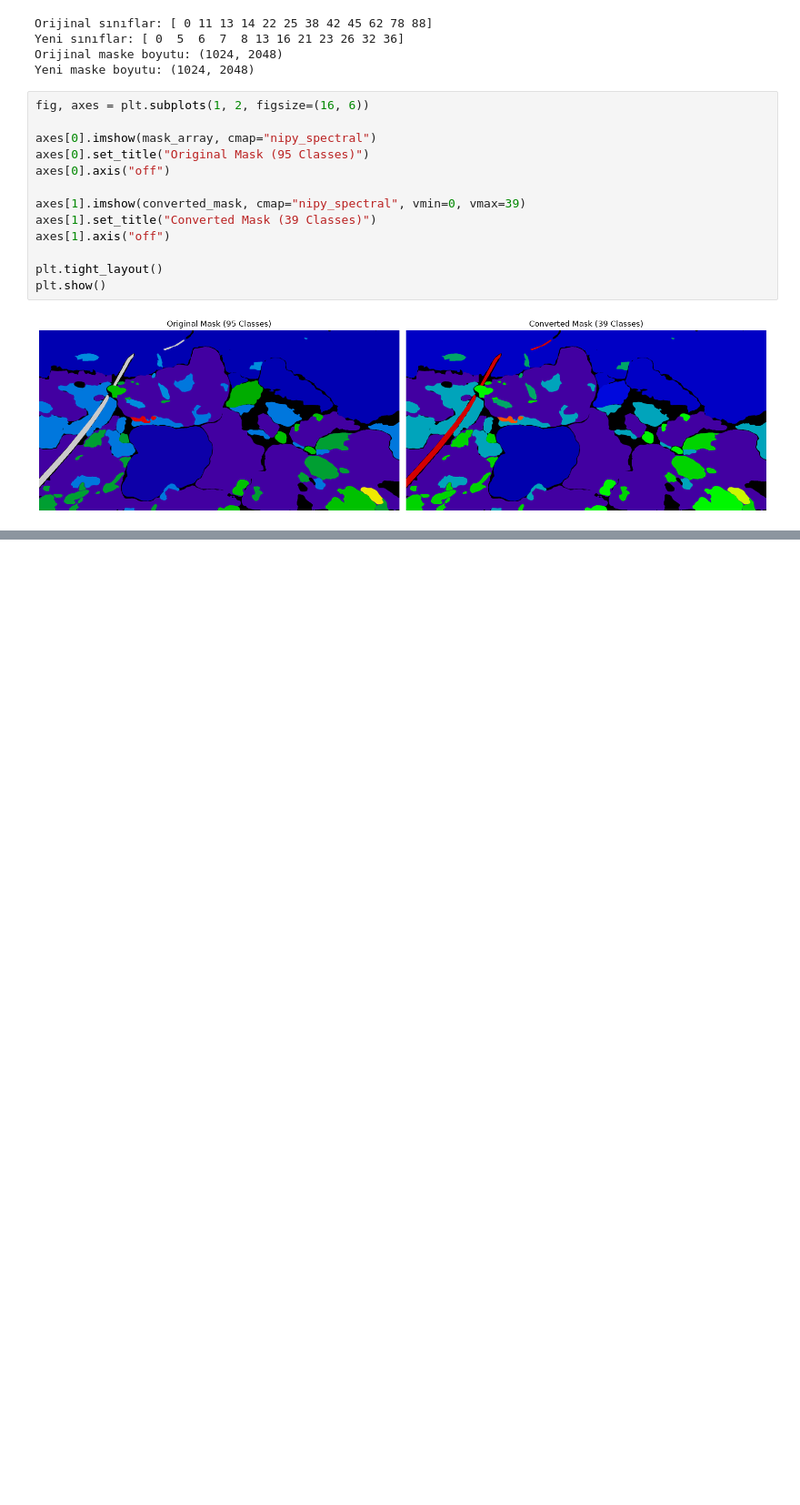
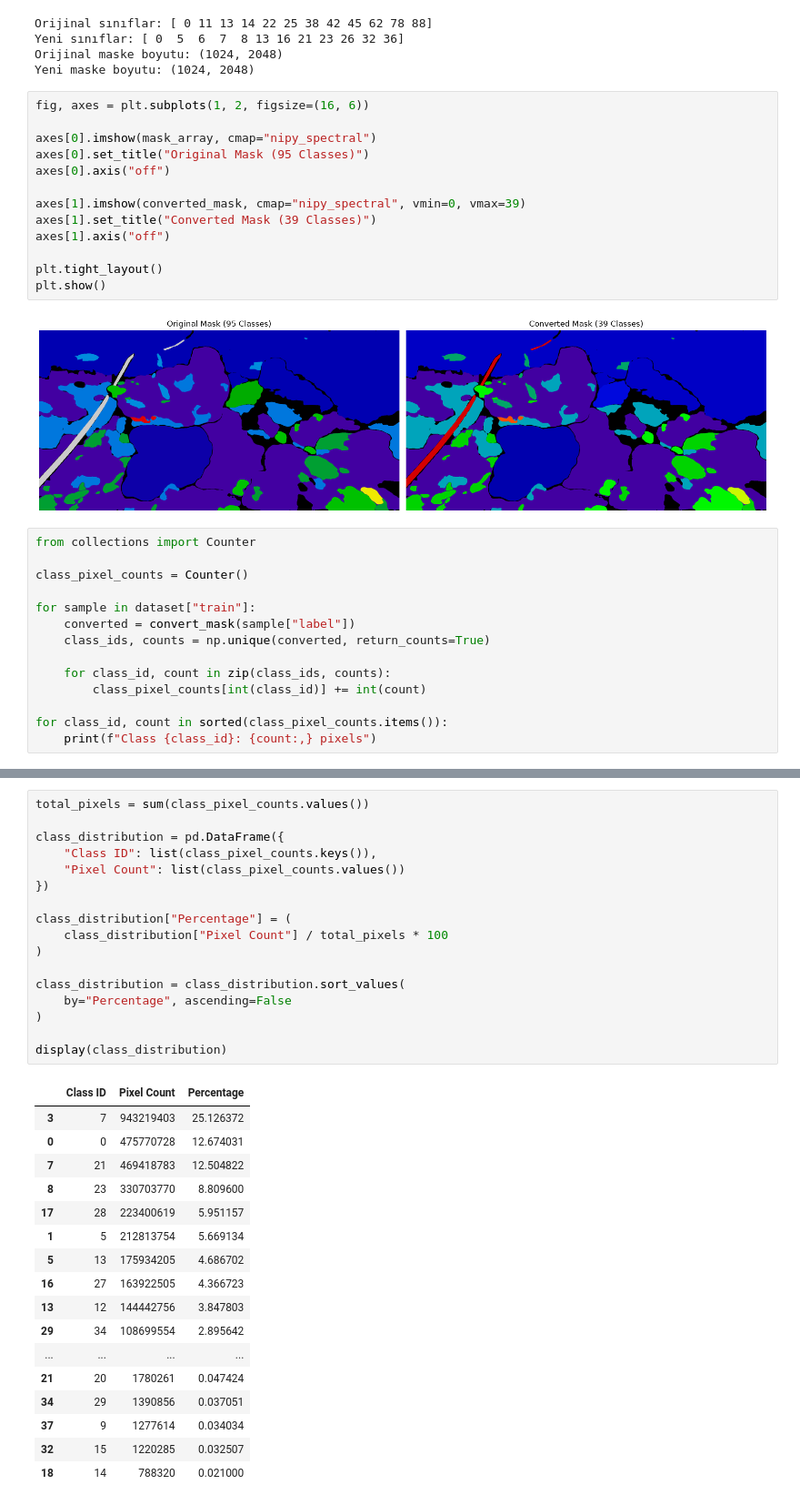
Before and after one commit to Huseyinyagmur/reefseg, a Jupyter notebook: notebooks/01_dataset_inspection.ipynb, the cells around one changed output, grey strips where cells are left out. Shown at 91% size. Cells and saved outputs as stored; diff of their text form; blank space fills up the shorter version.

```diff
--- a/notebooks/01_dataset_inspection.ipynb
+++ b/notebooks/01_dataset_inspection.ipynb
@@ -242,3 +242,17 @@ plt.tight_layout()
 plt.show()
 # %% [output]
 [figure]
+# %%
+from collections import Counter
+
+class_pixel_counts = Counter()
+
+for sample in dataset["train"]:
+    converted = convert_mask(sample["label"])
+    class_ids, counts = np.unique(converted, return_counts=True)
+
+    for class_id, count in zip(class_ids, counts):
+        class_pixel_counts[int(class_id)] += int(count)
+
+for class_id, count in sorted(class_pixel_counts.items()):
+    print(f"Class {class_id}: {count:,} pixels")
@@ -244,0 +277,35 @@ plt.show()
+# %%
+total_pixels = sum(class_pixel_counts.values())
+
+class_distribution = pd.DataFrame({
+    "Class ID": list(class_pixel_counts.keys()),
+    "Pixel Count": list(class_pixel_counts.values())
+})
+
+class_distribution["Percentage"] = (
+    class_distribution["Pixel Count"] / total_pixels * 100
+)
+
+class_distribution = class_distribution.sort_values(
+    by="Percentage", ascending=False
+)
+
+display(class_distribution)
+# %% [output]
+|  | Class ID | Pixel Count | Percentage |
+| 3 | 7 | 943219403 | 25.126372 |
+| 0 | 0 | 475770728 | 12.674031 |
+| 7 | 21 | 469418783 | 12.504822 |
+| 8 | 23 | 330703770 | 8.809600 |
+| 17 | 28 | 223400619 | 5.951157 |
+| 1 | 5 | 212813754 | 5.669134 |
+| 5 | 13 | 175934205 | 4.686702 |
+| 16 | 27 | 163922505 | 4.366723 |
+| 13 | 12 | 144442756 | 3.847803 |
+| 29 | 34 | 108699554 | 2.895642 |
+| ... | ... | ... | ... |
+| 21 | 20 | 1780261 | 0.047424 |
+| 34 | 29 | 1390856 | 0.037051 |
+| 37 | 9 | 1277614 | 0.034034 |
+| 32 | 15 | 1220285 | 0.032507 |
+| 18 | 14 | 788320 | 0.021000 |
```
Also changed, not shown: parts of 9 cells of this notebook.
